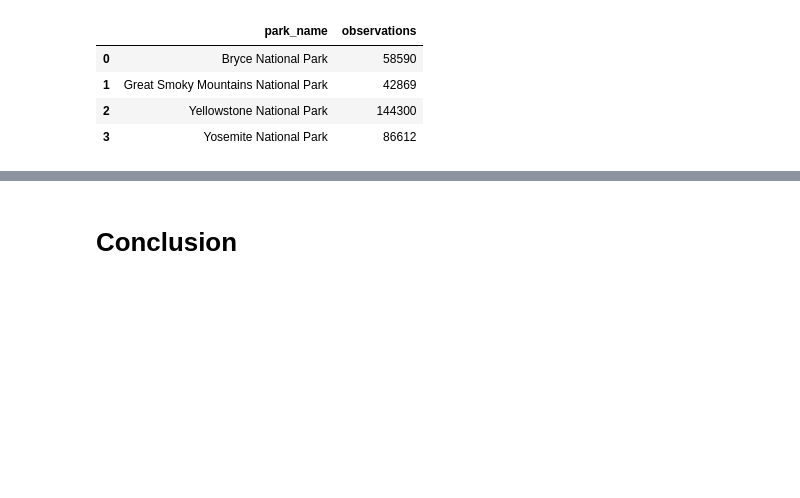
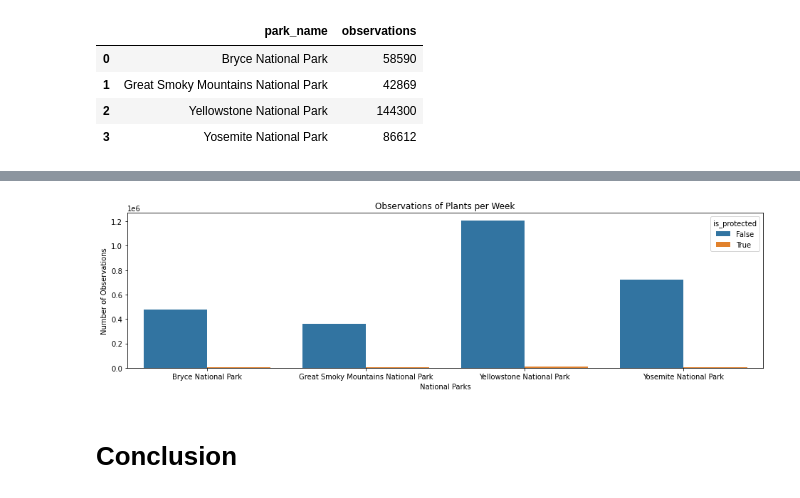
Before and after one commit to buga-man/data_science, a Jupyter notebook: biodiversity/biodiversity.ipynb, the cells around one changed output, grey strips where cells are left out. Drawn from its saved outputs; the diff is of its cells as text; code cells hidden in the pictures; blank space fills up the shorter version.

```diff
--- a/biodiversity/biodiversity.ipynb
+++ b/biodiversity/biodiversity.ipynb
@@ -550,0 +560,5 @@ obs_birds_by_park
+# %%
+species['is_plant'] = species.category.str.contains(r"\bVascular Plant\b", regex = True)
+# %%
+plant_observations = observations.merge(species[species.is_plant])
+plant_observations.groupby('park_name').observations.sum().reset_index()
@@ -550,0 +571,3 @@ obs_birds_by_park
+# %%
+obs_plant_by_park = plant_observations.groupby(['park_name', 'is_protected']).observations.sum().reset_index()
+obs_plant_by_park
@@ -551,3 +584,12 @@ obs_birds_by_park
+# %%
+plt.figure(figsize=(16, 4))
+sns.barplot(x=obs_plant_by_park.park_name, y= obs_plant_by_park.observations, hue=obs_plant_by_park.is_protected)
+plt.xlabel('National Parks')
+plt.ylabel('Number of Observations')
+plt.title('Observations of Plants per Week')
+plt.show()
+# %% [output]
+[figure, added]
 # %% [markdown]
 # Conclusion
 # %% [markdown]
```
Also changed, not shown: parts of 5 cells of this notebook.
